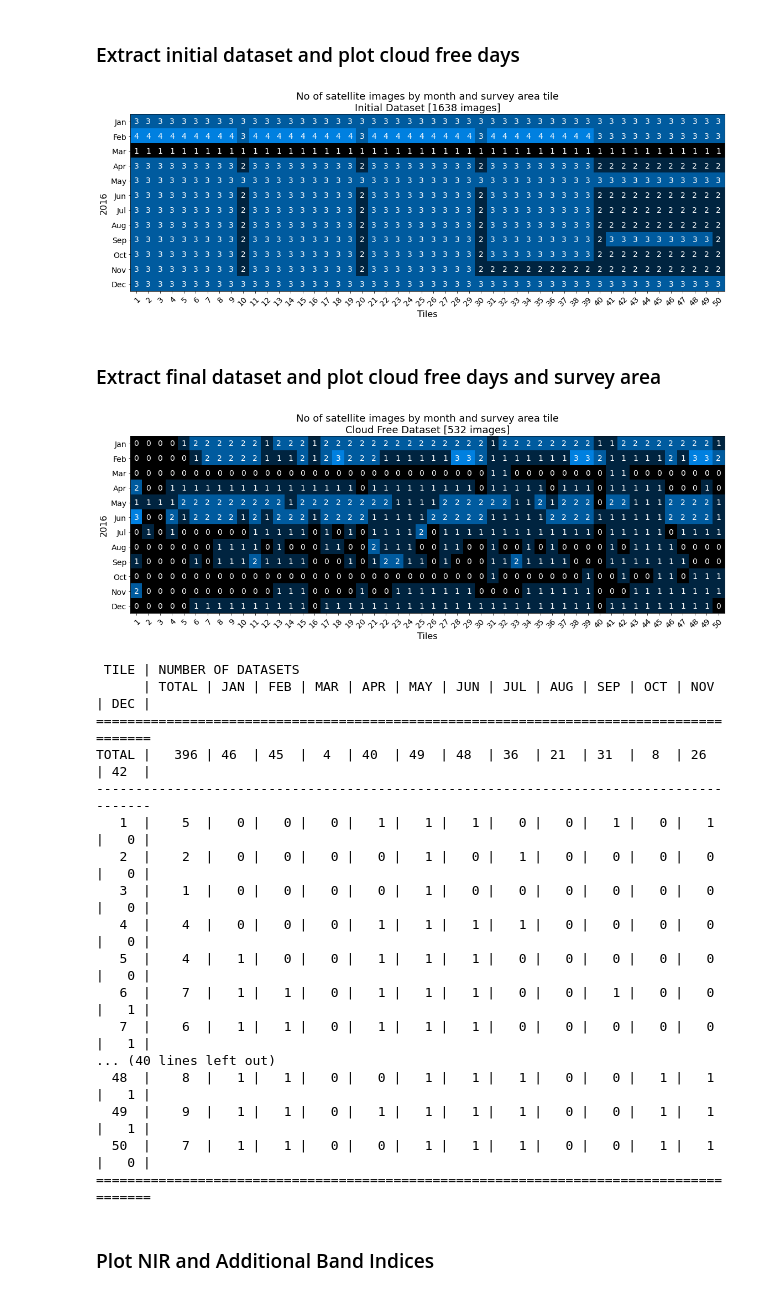
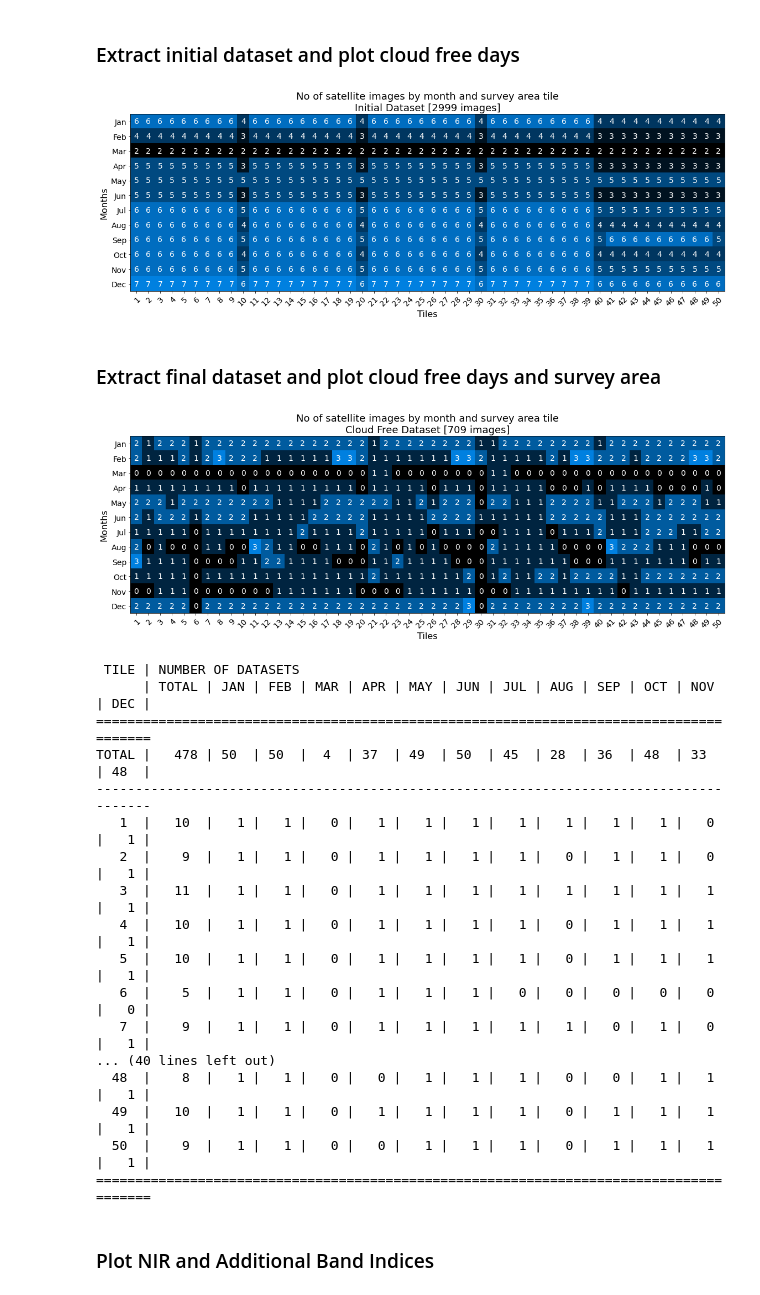
Before and after one commit to ascidian-ai/DEA_MultiSpectralImageTools, a Jupyter notebook: notebooks/DEA_InspectSentinel.ipynb, the cells around one changed output. Drawn from its saved outputs; the diff is of its cells as text; code cells hidden in the pictures.

```diff
--- a/notebooks/DEA_InspectSentinel.ipynb
+++ b/notebooks/DEA_InspectSentinel.ipynb
@@ -45,7 +45,7 @@ dea_fns = DEA_HelperFunctions()
 basepath = "../datasets/"
 fileextn = ".pkl"
 
-filespecifier = "2016First15Days/"
+filespecifier = "2017-float32/"
 # %% [markdown]
 ### Extract and plot Survey area tiles
 # %%
@@ -116,7 +116,7 @@ im = ax.imshow(tc_matrix, cmap = cmBlkBlue8, interpolation='nearest', aspect='au
 ax.set_xticks(np.arange(len(tiles)), labels=tiles, fontsize=14)
 ax.set_yticks(np.arange(len(months)), labels=months, fontsize=14)
 ax.set_xlabel('Tiles', fontsize=16)
-ax.set_ylabel('2016', fontsize=16)
+ax.set_ylabel('Months', fontsize=16)
 
 # Rotate the tick labels and set their alignment.
 plt.setp(ax.get_xticklabels(), rotation=45, ha="right",
@@ -132,7 +132,7 @@ ax.set_title(f"No of satellite images by month and survey area tile\nInitial Dat
 fig.tight_layout()
 plt.savefig(basepath + filespecifier + 'ImageCountMatrixPlot_initialdataset.png')
 # %% [output]
-[figure, old version]
+[figure, new version]
 # %% [markdown]
 ### Extract final dataset and plot cloud free days and survey area
 # %%
@@ -147,35 +147,35 @@ for i in range(12):
         if len(list(surveyareatilesets))>0:
             tc_matrix[i, j] = surveyareatilesets[0][6].time.shape[0] # extract number of images in this tileset
         else:
             tc_matrix[i, j] = 0
 
 total_num_images = tc_matrix.sum()
 
 # Plot matrix
 fig, ax = plt.subplots(figsize=(16,6))
 im = ax.imshow(tc_matrix, cmap = cmBlkBlue8, interpolation='nearest', aspect='auto')
 
 # Show all ticks and label them with the respective list entries
 ax.set_xticks(np.arange(len(tiles)), labels=tiles, fontsize=14)
 ax.set_yticks(np.arange(len(months)), labels=months, fontsize=14)
 ax.set_xlabel('Tiles', fontsize=16)
-ax.set_ylabel('2016', fontsize=16)
+ax.set_ylabel('Months', fontsize=16)
 
 # Rotate the tick labels and set their alignment.
 plt.setp(ax.get_xticklabels(), rotation=45, ha="right",
          rotation_mode="anchor")
 
 # Loop over data dimensions and create text annotations.
 for i in range(len(months)):
     for j in range(len(tiles)):
         text = ax.text(j, i, tc_matrix[i, j],
                        ha="center", va="center", color="w", fontsize=14)
 ax.set_title(f"No of satellite images by month and survey area tile\nCloud Free Dataset ["
               + str(total_num_images) + " images]", fontsize=18)
 fig.tight_layout()
 plt.savefig(basepath + filespecifier + 'ImageCountMatrixPlot_dataset.png')
 # %% [output]
-[figure, old version]
+[figure, new version]
 # %%
 # COUNT OF DATASETS BY TILE THEN MONTH
 
@@ -201,19 +201,19 @@ print('='*87)
  TILE | NUMBER OF DATASETS
       | TOTAL | JAN | FEB | MAR | APR | MAY | JUN | JUL | AUG | SEP | OCT | NOV | DEC |
 =======================================================================================
-TOTAL |   396 | 46  | 45  |  4  | 40  | 49  | 48  | 36  | 21  | 31  |  8  | 26  | 42  |
+TOTAL |   478 | 50  | 50  |  4  | 37  | 49  | 50  | 45  | 28  | 36  | 48  | 33  | 48  |
 ---------------------------------------------------------------------------------------
-   1  |    5  |   0 |   0 |   0 |   1 |   1 |   1 |   0 |   0 |   1 |   0 |   1 |   0 |
-   2  |    2  |   0 |   0 |   0 |   0 |   1 |   0 |   1 |   0 |   0 |   0 |   0 |   0 |
-   3  |    1  |   0 |   0 |   0 |   0 |   1 |   0 |   0 |   0 |   0 |   0 |   0 |   0 |
-   4  |    4  |   0 |   0 |   0 |   1 |   1 |   1 |   1 |   0 |   0 |   0 |   0 |   0 |
-   5  |    4  |   1 |   0 |   0 |   1 |   1 |   1 |   0 |   0 |   0 |   0 |   0 |   0 |
-   6  |    7  |   1 |   1 |   0 |   1 |   1 |   1 |   0 |   0 |   1 |   0 |   0 |   1 |
-   7  |    6  |   1 |   1 |   0 |   1 |   1 |   1 |   0 |   0 |   0 |   0 |   0 |   1 |
+   1  |   10  |   1 |   1 |   0 |   1 |   1 |   1 |   1 |   1 |   1 |   1 |   0 |   1 |
+   2  |    9  |   1 |   1 |   0 |   1 |   1 |   1 |   1 |   0 |   1 |   1 |   0 |   1 |
+   3  |   11  |   1 |   1 |   0 |   1 |   1 |   1 |   1 |   1 |   1 |   1 |   1 |   1 |
+   4  |   10  |   1 |   1 |   0 |   1 |   1 |   1 |   1 |   0 |   1 |   1 |   1 |   1 |
+   5  |   10  |   1 |   1 |   0 |   1 |   1 |   1 |   1 |   0 |   1 |   1 |   1 |   1 |
+   6  |    5  |   1 |   1 |   0 |   1 |   1 |   1 |   0 |   0 |   0 |   0 |   0 |   0 |
+   7  |    9  |   1 |   1 |   0 |   1 |   1 |   1 |   1 |   1 |   0 |   1 |   0 |   1 |
 ... (40 lines left out)
   48  |    8  |   1 |   1 |   0 |   0 |   1 |   1 |   1 |   0 |   0 |   1 |   1 |   1 |
-  49  |    9  |   1 |   1 |   0 |   1 |   1 |   1 |   1 |   0 |   0 |   1 |   1 |   1 |
-  50  |    7  |   1 |   1 |   0 |   0 |   1 |   1 |   1 |   0 |   0 |   1 |   1 |   0 |
+  49  |   10  |   1 |   1 |   0 |   1 |   1 |   1 |   1 |   0 |   1 |   1 |   1 |   1 |
+  50  |    9  |   1 |   1 |   0 |   0 |   1 |   1 |   1 |   0 |   1 |   1 |   1 |   1 |
 =======================================================================================
 # %% [markdown]
 ### Plot NIR and Additional Band Indices
```
Also changed, not shown: parts of 6 cells of this notebook, 3 other files.
